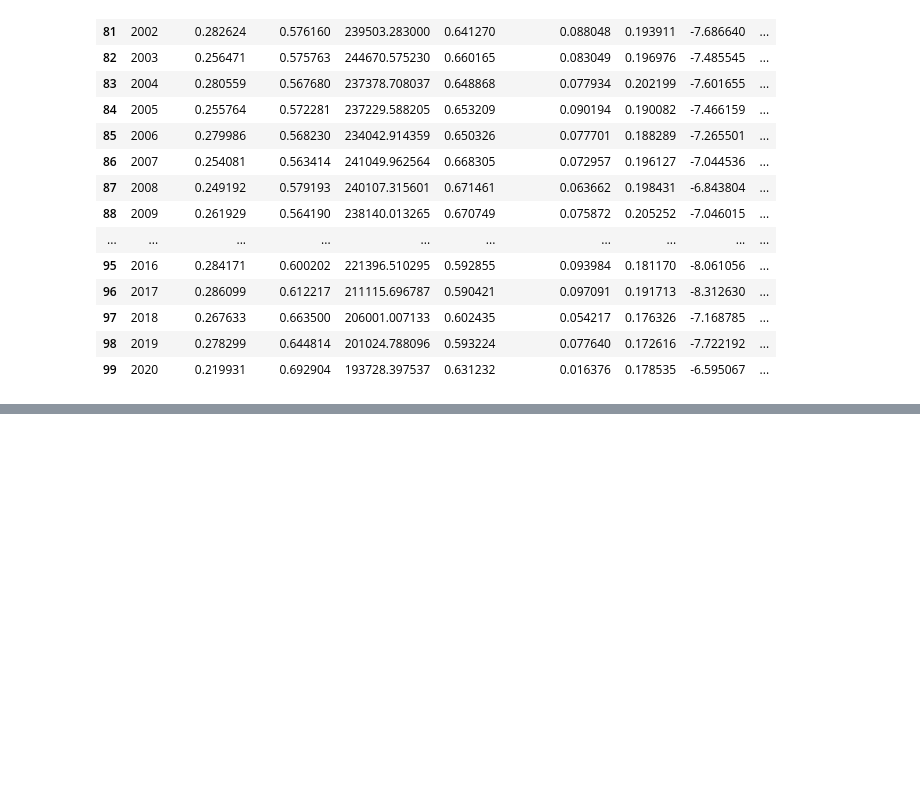
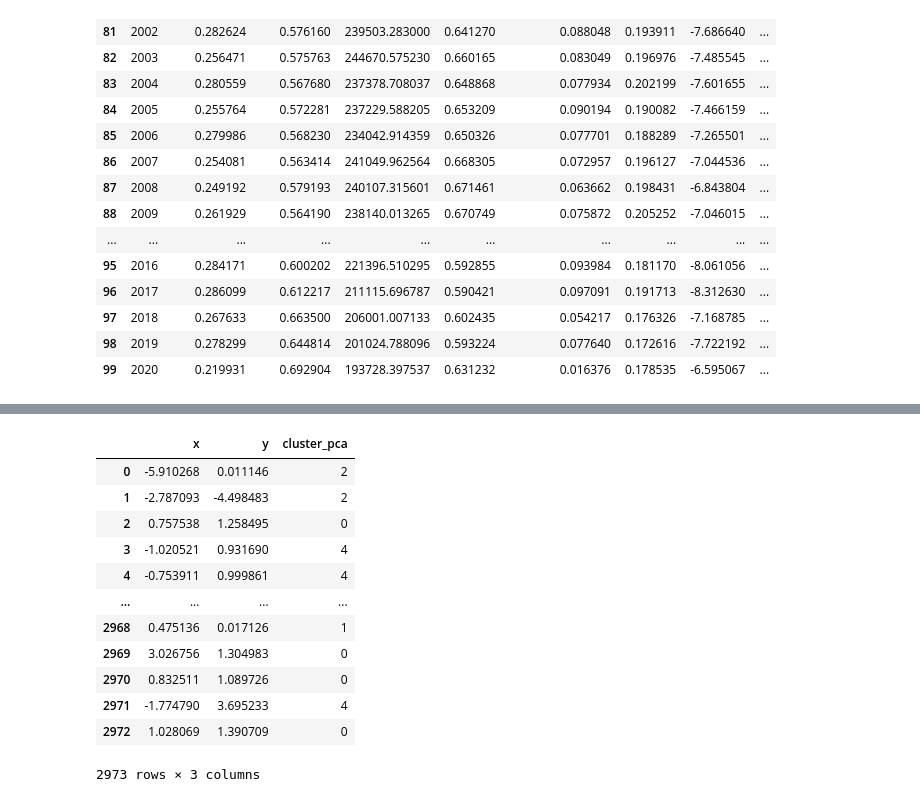
Before and after one commit to SiqueiraGabriel/Estudos_Alura, a Jupyter notebook: 0001Extra_KMeans_RecomendacaoMusica/Projeto.ipynb, the cells around one changed output, grey strips where cells are left out. Saved outputs shown, nothing was run; the diff lists cells and outputs as text; code cells hidden in the pictures; blank space fills up the shorter version.

```diff
--- a/0001Extra_KMeans_RecomendacaoMusica/Projeto.ipynb
+++ b/0001Extra_KMeans_RecomendacaoMusica/Projeto.ipynb
@@ -69,0 +192,16 @@ dados_anos
+# %%
+projection
+# %% [output]
+|  | x | y | cluster_pca |
+| 0 | -5.910268 | 0.011146 | 2 |
+| 1 | -2.787093 | -4.498483 | 2 |
+| 2 | 0.757538 | 1.258495 | 0 |
+| 3 | -1.020521 | 0.931690 | 4 |
+| 4 | -0.753911 | 0.999861 | 4 |
+| ... | ... | ... | ... |
+| 2968 | 0.475136 | 0.017126 | 1 |
+| 2969 | 3.026756 | 1.304983 | 0 |
+| 2970 | 0.832511 | 1.089726 | 0 |
+| 2971 | -1.774790 | 3.695233 | 4 |
+| 2972 | 1.028069 | 1.390709 | 0 |
+2973 rows × 3 columns
```
Also changed, not shown: parts of 22 cells of this notebook.
